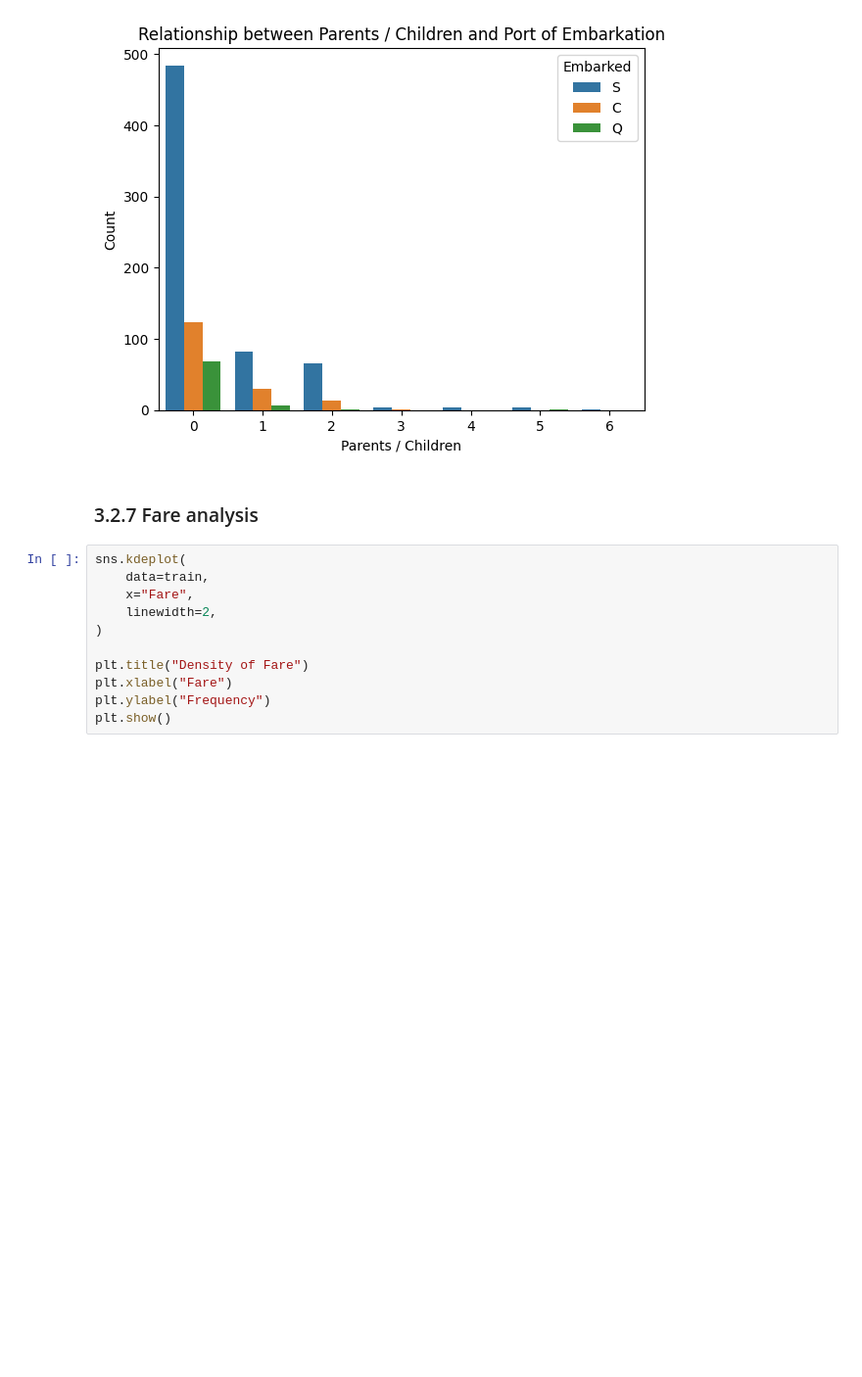
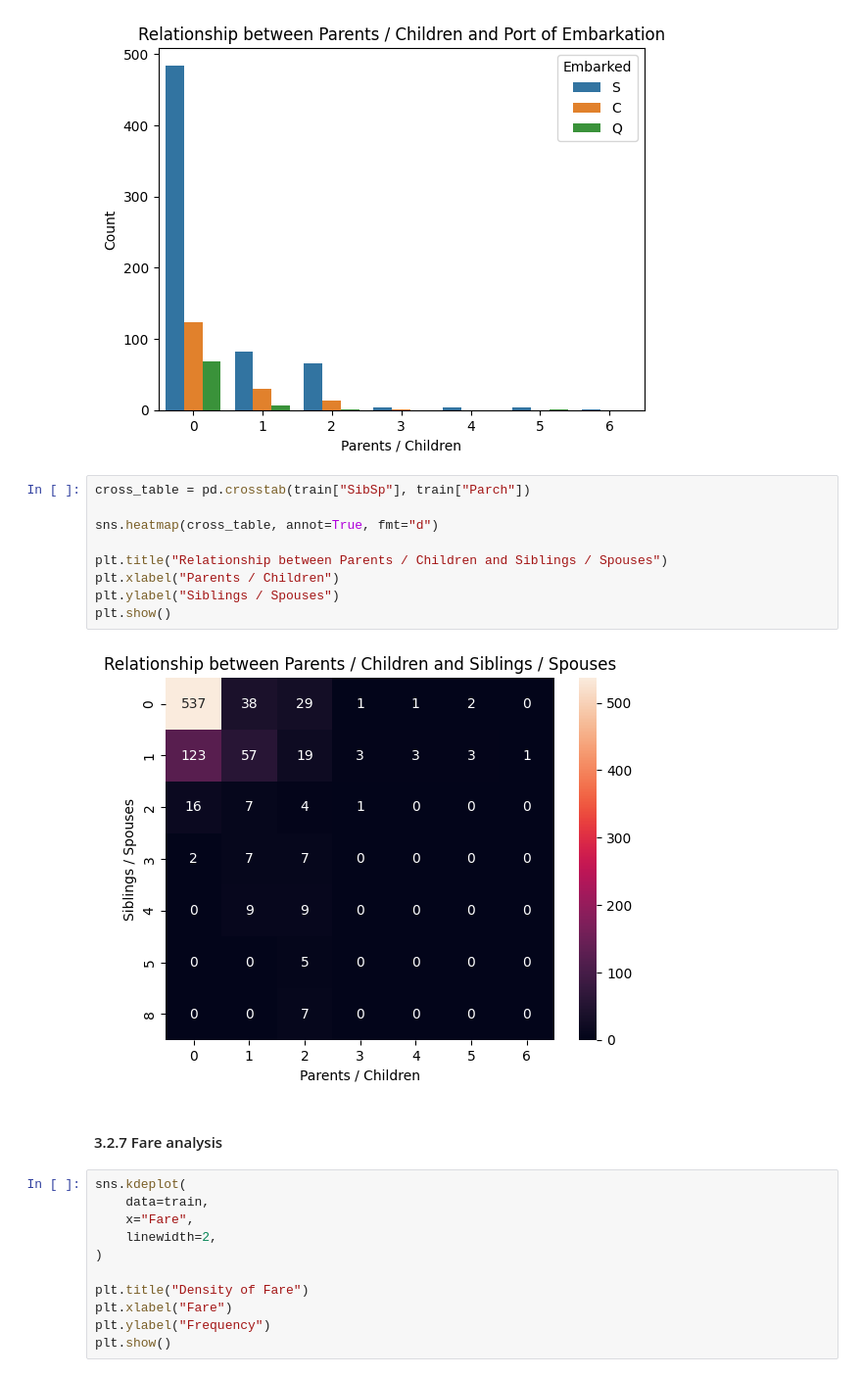
Before and after one commit to mchojna/titanic-competition, a Jupyter notebook: titanic.ipynb, the cells around one changed output. Shown at 98% size. Drawn from its saved outputs; the diff is of its cells as text; blank space fills up the shorter version.

```diff
--- a/titanic.ipynb
+++ b/titanic.ipynb
@@ -680,8 +692,19 @@ plt.ylabel("Count")
 plt.show()
 # %% [output]
 [figure]
+# %%
+cross_table = pd.crosstab(train["SibSp"], train["Parch"])
+
+sns.heatmap(cross_table, annot=True, fmt="d")
+
+plt.title("Relationship between Parents / Children and Siblings / Spouses")
+plt.xlabel("Parents / Children")
+plt.ylabel("Siblings / Spouses")
+plt.show()
+# %% [output]
+[figure, added]
 # %% [markdown]
-### 3.2.7 Fare analysis
+#### 3.2.7 Fare analysis
 # %%
 sns.kdeplot(
     data=train,
```
Also changed, not shown: parts of 64 cells of this notebook.
